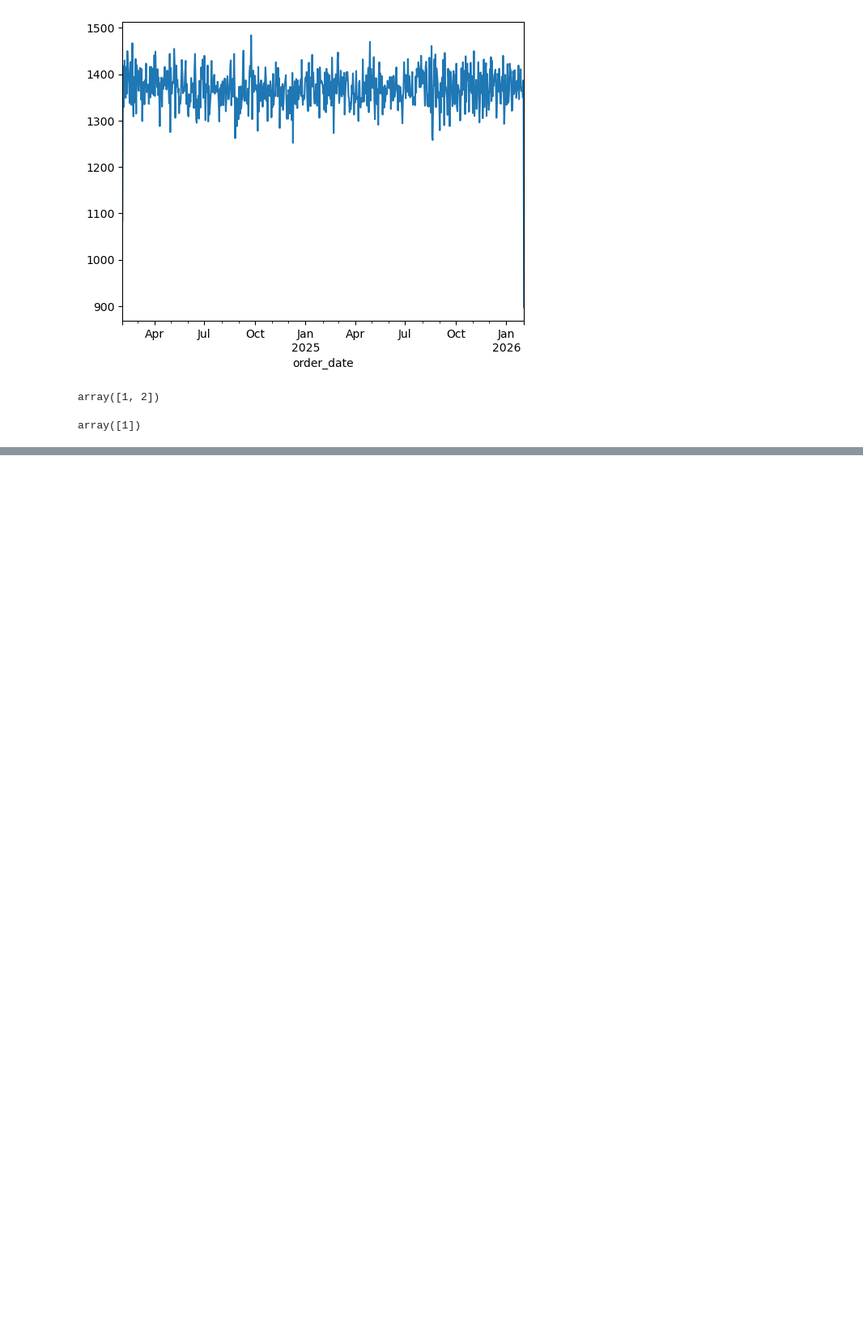
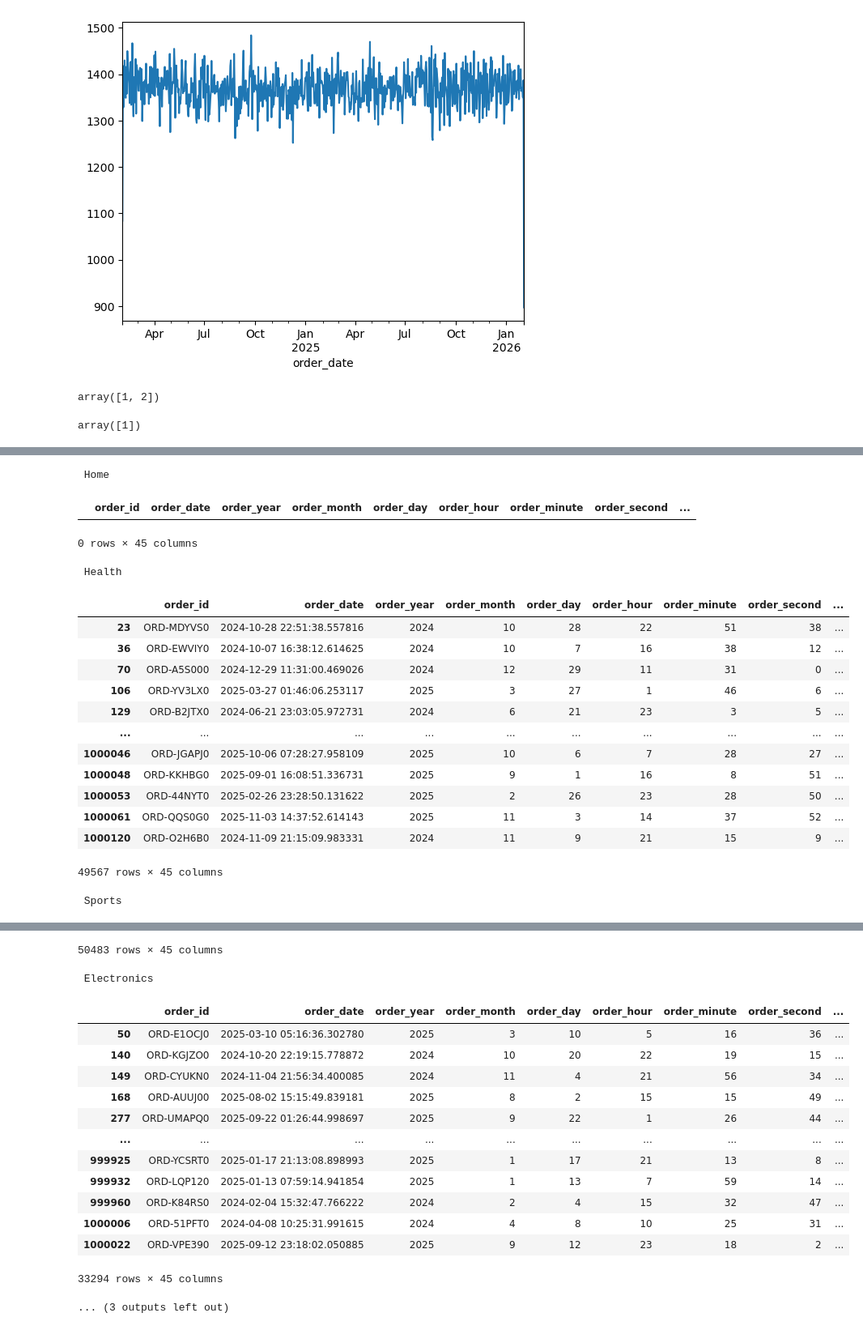
Before and after one commit to tanaymahapatra/E-commerce-Database-Management-and-Inventory-Optimization, a Jupyter notebook: Data_Analysis.ipynb, the cells around one changed output, grey strips where cells are left out. Shown at 81% size. Saved outputs shown, nothing was run; the diff lists cells and outputs as text; code cells hidden in the pictures; blank space fills up the shorter version.

```diff
--- a/Data_Analysis.ipynb
+++ b/Data_Analysis.ipynb
@@ -269,0 +318,6 @@ array([1])
+# %%
+home=['Kitchen', 'Furniture', 'Appliances', 'Bedding', 'Decor']
+health= ['Supplements', 'Personal Care', 'Medical Devices']
+sports= ['Gym Equipment', 'Fitness', 'Outdoor', 'Sports Wear']
+Electronics= ['Cameras', 'Smartphones', 'Tablets', 'Laptops', 'Audio']
+Clothing= ['Womens Wear', 'Mens Wear', 'Kids Wear', 'Shoes', 'Accessories']
@@ -269,0 +420,10 @@ array([1])
+# %%
+for i in cat:
+
+    wrong = df1[
+        (df1['category'] == i) &
+        (~df1['sub_category'].isin(sub_cat[i]))
+    ]
+
+    print("\n", i)
+    print(wrong[['category', 'sub_category']])
@@ -269,0 +448,10 @@ array([1])
+# %%
+for i in cat:
+
+    wrong = df1[
+        (df1['category'] == i) &
+        (~df1['sub_category'].isin(sub_cat[i]))
+    ]
+
+    print("\n", i)
+    print(wrong['sub_category'].value_counts())
@@ -269,0 +479,29 @@ array([1])
+# %%
+for i in cat:
+
+    wrong = df1[
+        (df1['category'] == i) &
+        (~df1['sub_category'].isin(sub_cat[i]))
+    ]
+
+    print("\n", i)
+    display(wrong)
+# %% [output]
+ Home
+|  | order_id | order_date | order_year | order_month | order_day | order_hour | order_minute | order_second | ... |
+0 rows × 45 columns
+ Health
+|  | order_id | order_date | order_year | order_month | order_day | order_hour | order_minute | order_second | ... |
+| 23 | ORD-MDYVS0 | 2024-10-28 22:51:38.557816 | 2024 | 10 | 28 | 22 | 51 | 38 | ... |
+| 36 | ORD-EWVIY0 | 2024-10-07 16:38:12.614625 | 2024 | 10 | 7 | 16 | 38 | 12 | ... |
+| 70 | ORD-A5S000 | 2024-12-29 11:31:00.469026 | 2024 | 12 | 29 | 11 | 31 | 0 | ... |
+| 106 | ORD-YV3LX0 | 2025-03-27 01:46:06.253117 | 2025 | 3 | 27 | 1 | 46 | 6 | ... |
+| 129 | ORD-B2JTX0 | 2024-06-21 23:03:05.972731 | 2024 | 6 | 21 | 23 | 3 | 5 | ... |
+| ... | ... | ... | ... | ... | ... | ... | ... | ... | ... |
+| 1000046 | ORD-JGAPJ0 | 2025-10-06 07:28:27.958109 | 2025 | 10 | 6 | 7 | 28 | 27 | ... |
+| 1000048 | ORD-KKHBG0 | 2025-09-01 16:08:51.336731 | 2025 | 9 | 1 | 16 | 8 | 51 | ... |
+| 1000053 | ORD-44NYT0 | 2025-02-26 23:28:50.131622 | 2025 | 2 | 26 | 23 | 28 | 50 | ... |
+| 1000061 | ORD-QQS0G0 | 2025-11-03 14:37:52.614143 | 2025 | 11 | 3 | 14 | 37 | 52 | ... |
+| 1000120 | ORD-O2H6B0 | 2024-11-09 21:15:09.983331 | 2024 | 11 | 9 | 21 | 15 | 9 | ... |
+49567 rows × 45 columns
+ Sports
@@ -269,0 +520,16 @@ array([1])
+50483 rows × 45 columns
+ Electronics
+|  | order_id | order_date | order_year | order_month | order_day | order_hour | order_minute | order_second | ... |
+| 50 | ORD-E1OCJ0 | 2025-03-10 05:16:36.302780 | 2025 | 3 | 10 | 5 | 16 | 36 | ... |
+| 140 | ORD-KGJZO0 | 2024-10-20 22:19:15.778872 | 2024 | 10 | 20 | 22 | 19 | 15 | ... |
+| 149 | ORD-CYUKN0 | 2024-11-04 21:56:34.400085 | 2024 | 11 | 4 | 21 | 56 | 34 | ... |
+| 168 | ORD-AUUJ00 | 2025-08-02 15:15:49.839181 | 2025 | 8 | 2 | 15 | 15 | 49 | ... |
+| 277 | ORD-UMAPQ0 | 2025-09-22 01:26:44.998697 | 2025 | 9 | 22 | 1 | 26 | 44 | ... |
+| ... | ... | ... | ... | ... | ... | ... | ... | ... | ... |
+| 999925 | ORD-YCSRT0 | 2025-01-17 21:13:08.898993 | 2025 | 1 | 17 | 21 | 13 | 8 | ... |
+| 999932 | ORD-LQP120 | 2025-01-13 07:59:14.941854 | 2025 | 1 | 13 | 7 | 59 | 14 | ... |
+| 999960 | ORD-K84RS0 | 2024-02-04 15:32:47.766222 | 2024 | 2 | 4 | 15 | 32 | 47 | ... |
+| 1000006 | ORD-51PFT0 | 2024-04-08 10:25:31.991615 | 2024 | 4 | 8 | 10 | 25 | 31 | ... |
+| 1000022 | ORD-VPE390 | 2025-09-12 23:18:02.050885 | 2025 | 9 | 12 | 23 | 18 | 2 | ... |
+33294 rows × 45 columns
+... (3 outputs left out)
```
Also changed, not shown: parts of 28 cells of this notebook, 1 other file.
